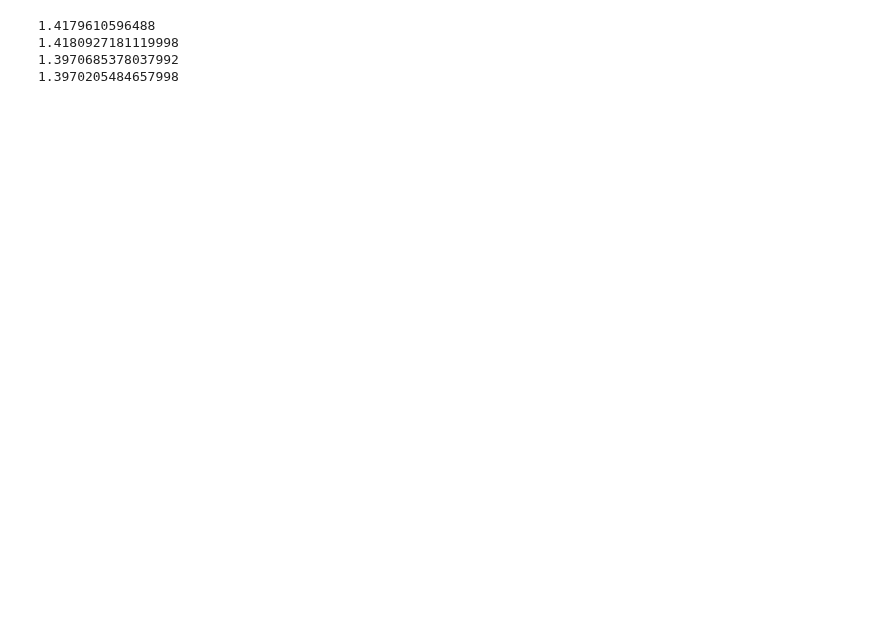
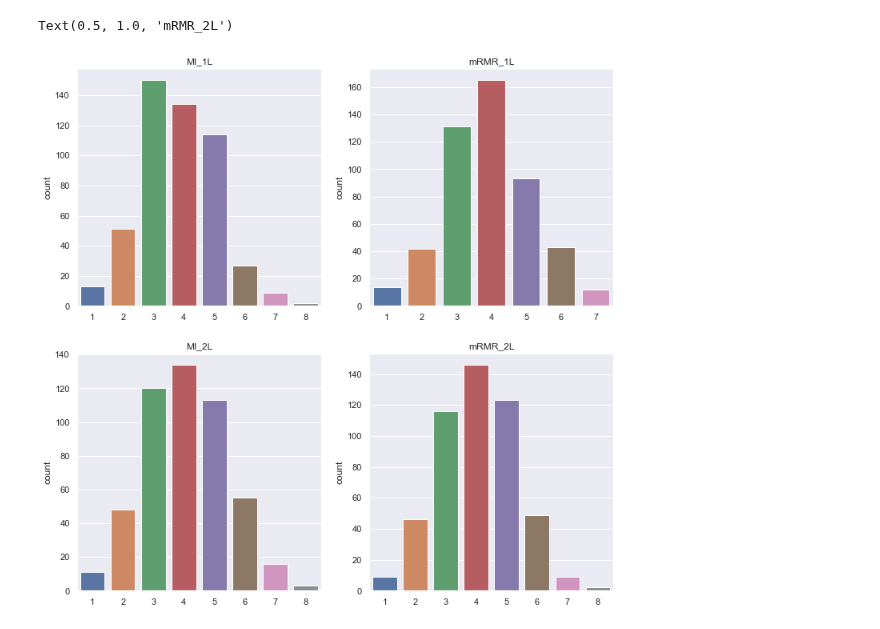
Before and after one commit to ivanajenjo/TFG, a Jupyter notebook: src/graficas.ipynb, the cells around one changed output. Drawn from its saved outputs; the diff is of its cells as text; code cells hidden in the pictures; blank space fills up the shorter version.

```diff
--- a/src/graficas.ipynb
+++ b/src/graficas.ipynb
@@ -14,13 +14,3 @@ data1k1 = datak1.loc[filtro1,:]
 data2k1 = datak1.loc[filtro2,:]
 data3k1 = datak1.loc[filtro3,:]
 data4k1 = datak1.loc[filtro4,:]
-# %%
-print(data1k1['MMRE'].mean())
-print(data2k1['MMRE'].mean())
-print(data3k1['MMRE'].mean())
-print(data4k1['MMRE'].mean())
-# %% [output]
-1.4179610596488
-1.4180927181119998
-1.3970685378037992
-1.3970205484657998
@@ -27,3 +65,32 @@ print(data4k1['MMRE'].mean())
+# %%
+x1 = list()
+for fila in final1:
+    x1.append(len(fila))
+
+x2 = list()
+for fila in final2:
+    x2.append(len(fila))
+
+x3 = list()
+for fila in final3:
+    x3.append(len(fila))
+
+x4 = list()
+for fila in final4:
+    x4.append(len(fila))
+
+fig, axs = plt.subplots(2, 2, figsize=(12,12))
+sns.countplot(x1, ax=axs[0, 0])
+axs[0, 0].set_title('MI_1L')
+sns.countplot(x2, ax=axs[0, 1])
+axs[0, 1].set_title('mRMR_1L')
+sns.countplot(x3, ax=axs[1, 0])
+axs[1, 0].set_title('MI_2L')
+sns.countplot(x4, ax=axs[1, 1])
+axs[1, 1].set_title('mRMR_2L')
+# %% [output]
+Text(0.5, 1.0, 'mRMR_2L')
+[figure, added]
 # %%
 data_mean1 = data1k1['MMRE'].expanding().mean()
 data_mean2 = data2k1['MMRE'].expanding().mean()
```
Also changed, not shown: parts of 6 cells of this notebook.
